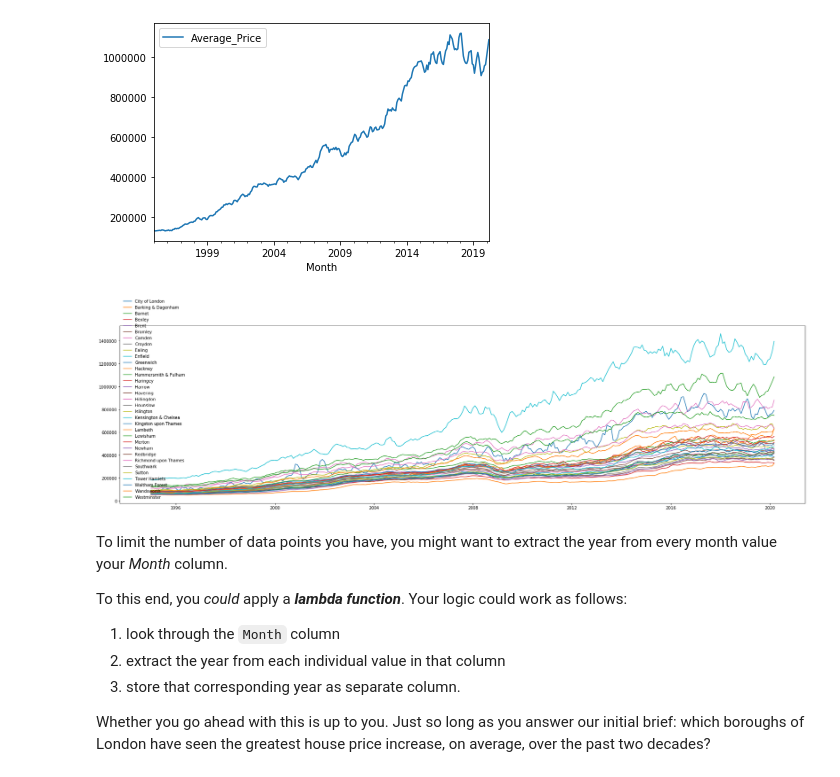
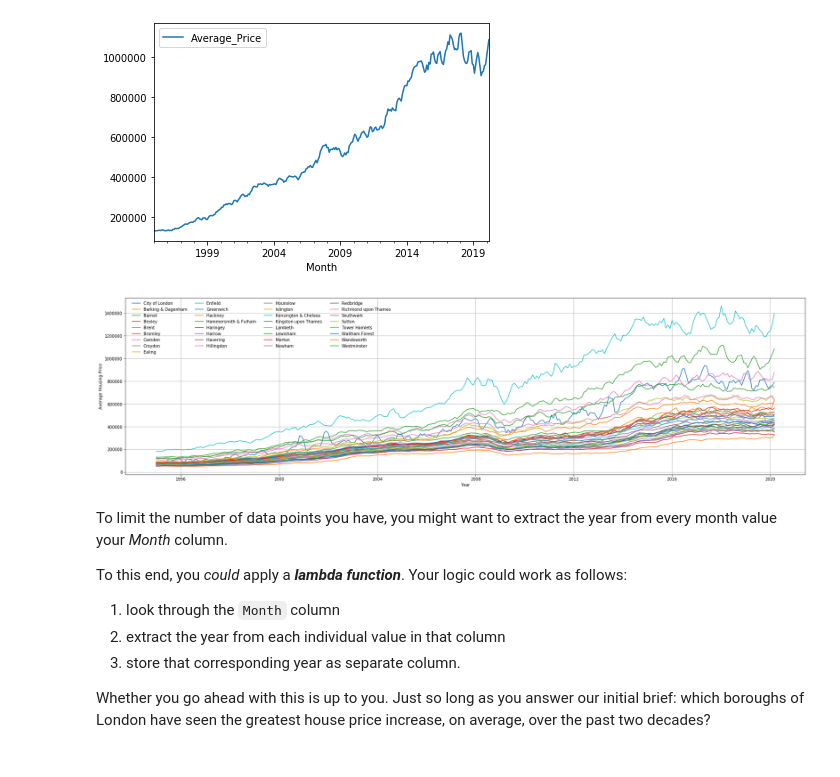
Before and after one commit to j990345/Springboard, a Jupyter notebook: Unit 4 Challenge - Tier 3.ipynb, the cells around one changed output. Saved outputs shown, nothing was run; the diff lists cells and outputs as text; code cells hidden in the pictures.

```diff
--- a/Unit 4 Challenge - Tier 3.ipynb
+++ b/Unit 4 Challenge - Tier 3.ipynb
@@ -322,13 +322,16 @@ Westminster_price.plot(kind='line', x='Month', y='Average_Price')
 # %%
 for name in prop_cleaned['Borough'].unique():
     price = prop_cleaned[prop_cleaned["Borough"] == name]["Average_Price"]
     time = prop_cleaned[prop_cleaned["Borough"] == name]["Month"]
     ax= plt.plot(time,price,label=name)
-plt.rcParams["figure.figsize"] = (30,8)
-plt.legend(loc='lower left', frameon=False)
+##plt.rcParams["figure.figsize"] = (30,8)
+plt.legend(loc = 'upper center', frameon=False, bbox_to_anchor =(0.2, 1), ncol = 4)
+plt.grid(True)
+plt.xlabel('Year')
+plt.ylabel('Average Housing Price')
 plt.show()
 # %% [output]
-[figure, old version]
+[figure, new version]
 # %% [markdown]
 To limit the number of data points you have, you might want to extract the year from every month value your *Month* column.
 
```
Also changed, not shown: parts of 1 cell of this notebook.
